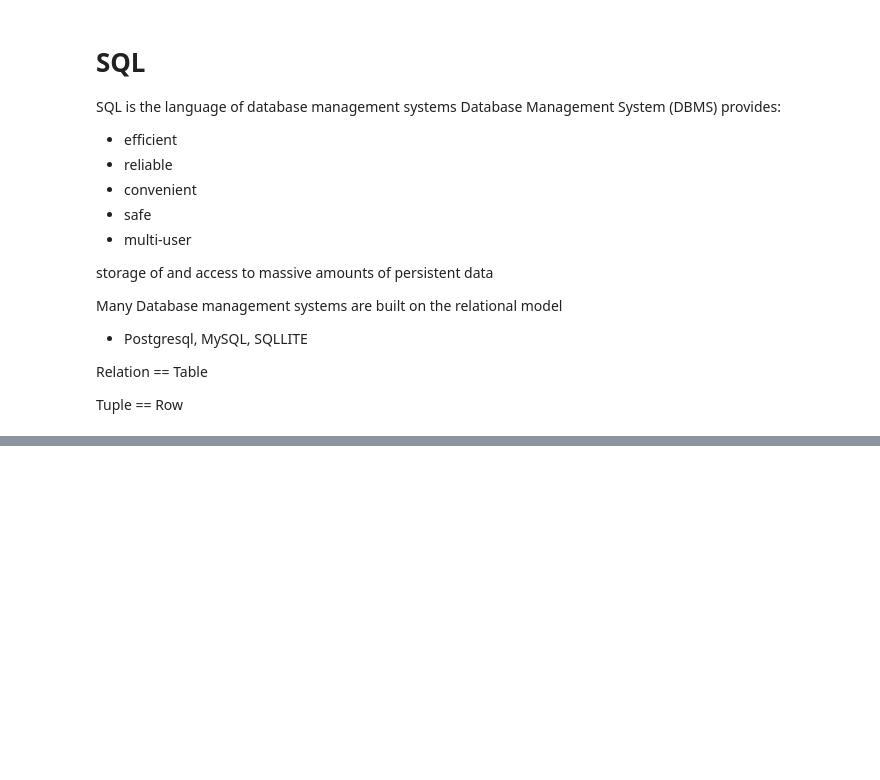
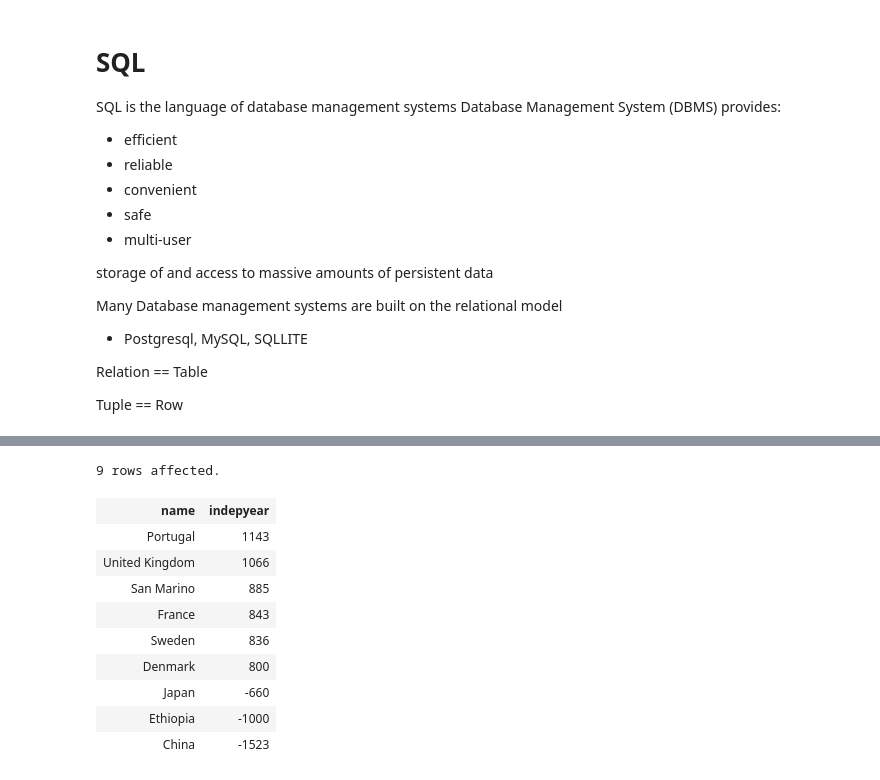
Before and after one commit to LutherCS/dmq-class-pub, a Jupyter notebook: Introduction.ipynb, the cells around one changed output, grey strips where cells are left out. Saved outputs shown, nothing was run; the diff lists cells and outputs as text; code cells hidden in the pictures; blank space fills up the shorter version.

```diff
--- a/Introduction.ipynb
+++ b/Introduction.ipynb
@@ -246,0 +364,19 @@ Tuple == Row
+# %%
+%%sql
+
+select name, indepyear
+from country
+where indepyear < 1200
+order by indepyear desc
+# %% [output]
+9 rows affected.
+| name | indepyear |
+| Portugal | 1143 |
+| United Kingdom | 1066 |
+| San Marino | 885 |
+| France | 843 |
+| Sweden | 836 |
+| Denmark | 800 |
+| Japan | -660 |
+| Ethiopia | -1000 |
+| China | -1523 |
```
Also changed, not shown: parts of 22 cells of this notebook.
